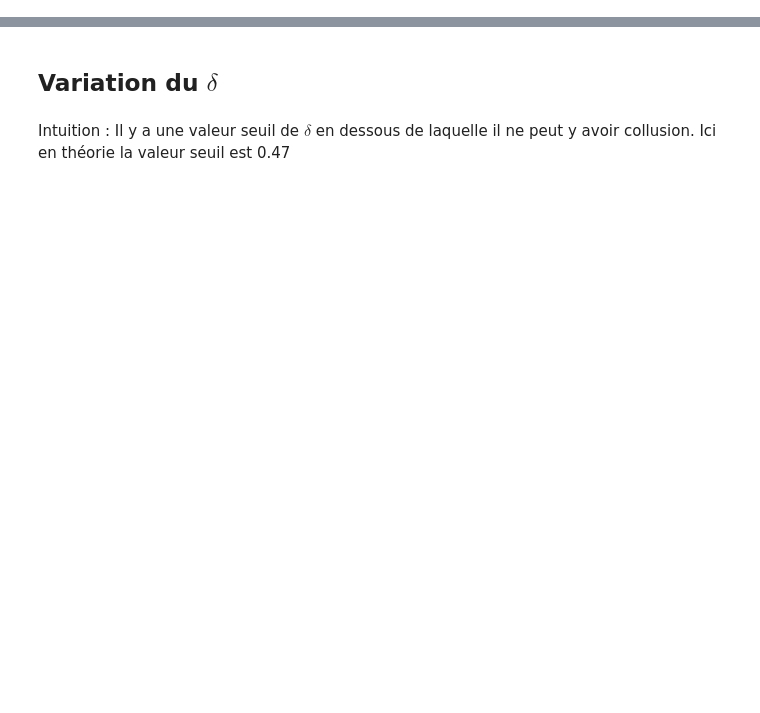
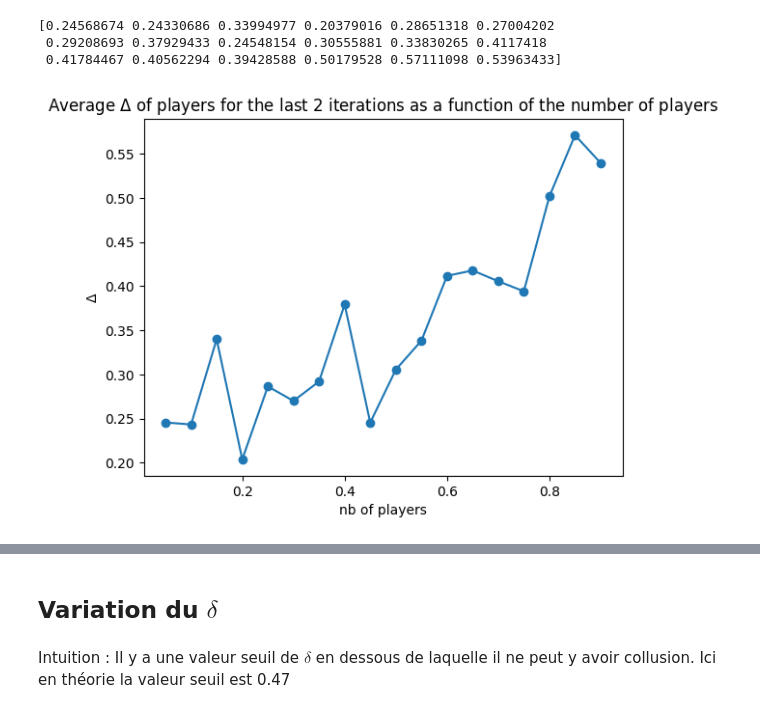
Before and after one commit to Suzie14/RLandPricing, a Jupyter notebook: Loopdelta.ipynb, the cells around one changed output, grey strips where cells are left out. Saved outputs shown, nothing was run; the diff lists cells and outputs as text; code cells hidden in the pictures; blank space fills up the shorter version.

```diff
--- a/Loopdelta.ipynb
+++ b/Loopdelta.ipynb
@@ -7,0 +13,12 @@ import QLearningAlgo as Q
+# %%
+import pickle
+
+# Chemin vers le fichier pickle
+chemin_fichier_pickle = '/Users/Suzie/Desktop/Stage mtl/data2.pkl'
+
+# Ouvrir le fichier en mode lecture binaire
+with open(chemin_fichier_pickle, 'rb') as fichier:
+    aggregated_agents = pickle.load(fichier)
+
+# Maintenant, "aggregated_agents" contient l'objet sauvegardé dans le fichier pickle
+print(aggregated_agents)
@@ -7,0 +43,16 @@ import QLearningAlgo as Q
+# %%
+prices = res.PriceOptimizer()
+collusion_profit, collusion_prices = prices.CollusionPrice()
+nash_profit, nash_prices = prices.NashPrice()
+RN = nash_profit
+RC = collusion_profit
+
+Rmean = np.zeros((len(aggregated_agents), 2))
+DRmean = np.zeros((len(aggregated_agents), 2))
+
+for i in range (len(aggregated_agents)):
+    for j in range (2):
+        Rmean[i][j] = aggregated_agents[i][-100:,j].mean()
+        DRmean[i][j] = (Rmean[i][j] - RN)/(RC - RN)
+
+print(DRmean)
@@ -7,0 +78,20 @@ import QLearningAlgo as Q
+# %%
+debut = 0.05
+fin = 0.95
+pas = 0.05
+
+# Utilisation d'une boucle pour créer la liste
+ma_liste = [debut + i * pas for i in range(int((fin - debut) / pas) + 1)]
+# %%
+av = np.mean(DRmean, axis=1)
+print(av)
+plt.plot(ma_liste,av, linestyle='-', marker='o')
+plt.xlabel('nb of players')
+plt.ylabel('$\\Delta$')
+plt.title('Average $\\Delta$ of players for the last 2 iterations as a function of the number of players')
+plt.show()
+# %% [output]
+[0.24568674 0.24330686 0.33994977 0.20379016 0.28651318 0.27004202
+ 0.29208693 0.37929433 0.24548154 0.30555881 0.33830265 0.4117418
+ 0.41784467 0.40562294 0.39428588 0.50179528 0.57111098 0.53963433]
+[figure, added]
```
Also changed, not shown: parts of 8 cells of this notebook, 2 other files.
